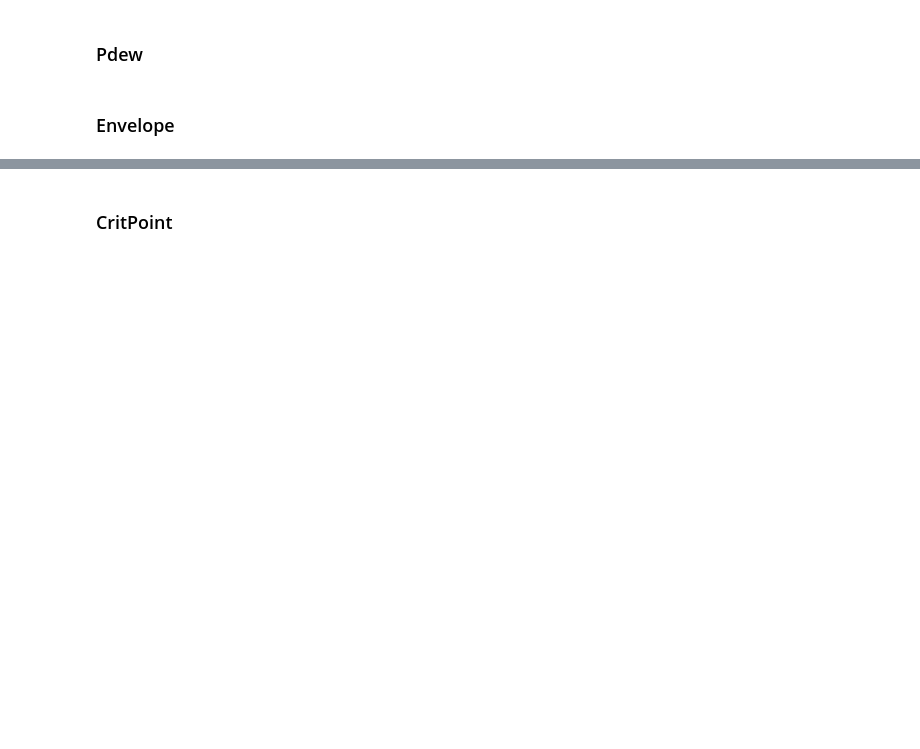
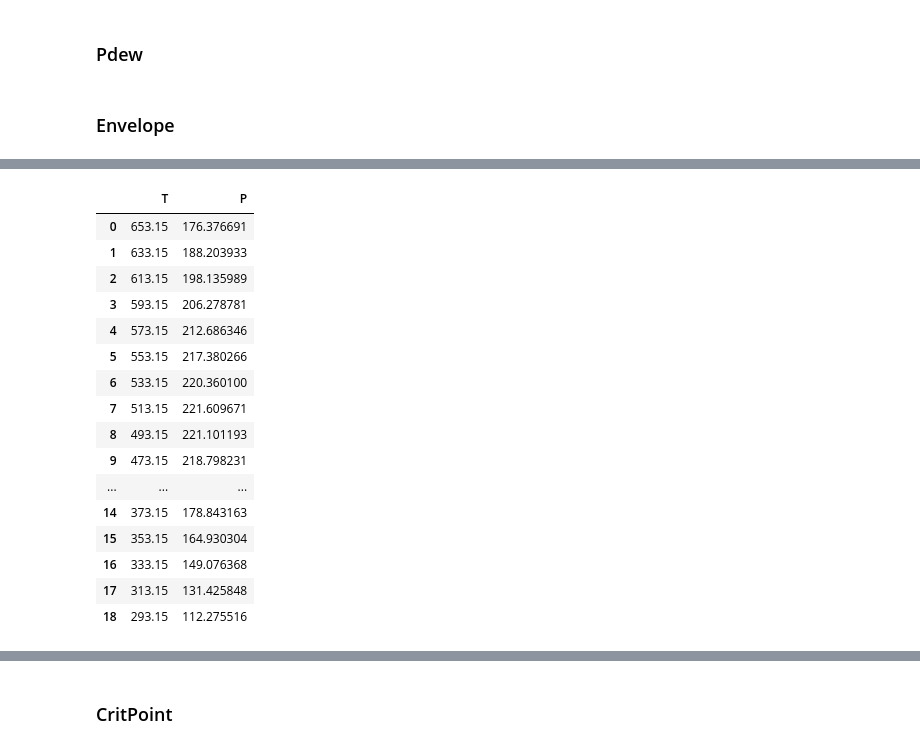
Before and after one commit to SidorenkoDD/PVTcalc, a Jupyter notebook: test_notebook.ipynb, the cells around one changed output, grey strips where cells are left out. Cells and saved outputs as stored; diff of their text form; code cells hidden in the pictures; blank space fills up the shorter version.

```diff
--- a/test_notebook.ipynb
+++ b/test_notebook.ipynb
@@ -355,0 +518,20 @@ phase_envelope.plot_phase_diagram()
+# %%
+upp_df
+# %% [output]
+|  | T | P |
+| 0 | 653.15 | 176.376691 |
+| 1 | 633.15 | 188.203933 |
+| 2 | 613.15 | 198.135989 |
+| 3 | 593.15 | 206.278781 |
+| 4 | 573.15 | 212.686346 |
+| 5 | 553.15 | 217.380266 |
+| 6 | 533.15 | 220.360100 |
+| 7 | 513.15 | 221.609671 |
+| 8 | 493.15 | 221.101193 |
+| 9 | 473.15 | 218.798231 |
+| ... | ... | ... |
+| 14 | 373.15 | 178.843163 |
+| 15 | 353.15 | 164.930304 |
+| 16 | 333.15 | 149.076368 |
+| 17 | 313.15 | 131.425848 |
+| 18 | 293.15 | 112.275516 |
```
Also changed, not shown: parts of 11 cells of this notebook, 2 other files.
